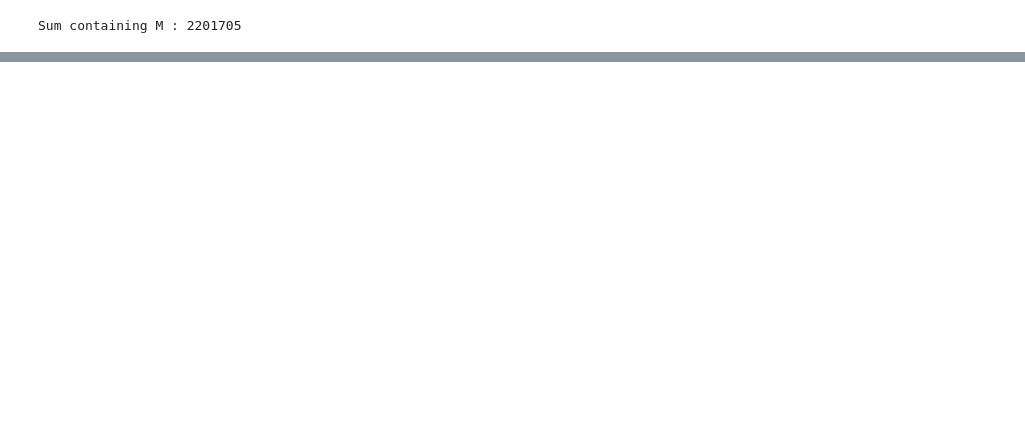
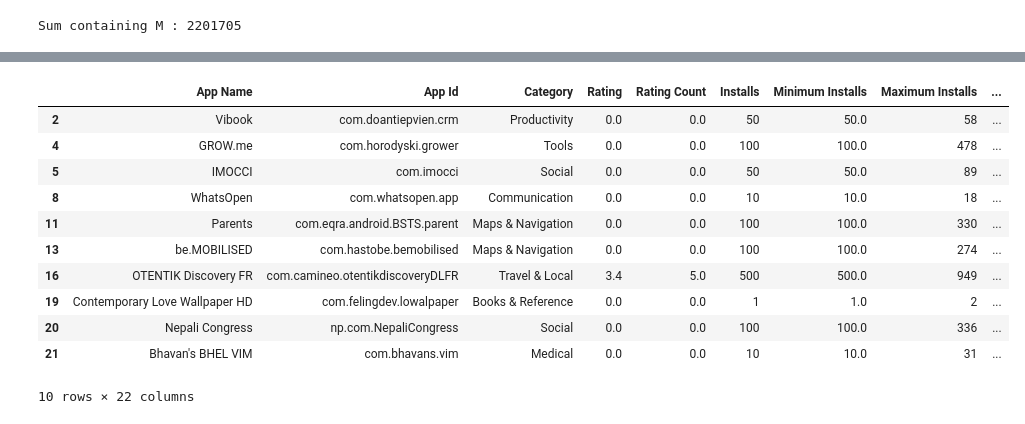
Before and after one commit to sarmadbutt-alt/new_eda, a Jupyter notebook: big_data.ipynb, the cells around one changed output, grey strips where cells are left out. Cells and saved outputs as stored; diff of their text form; code cells hidden in the pictures; blank space fills up the shorter version.

```diff
--- a/big_data.ipynb
+++ b/big_data.ipynb
@@ -211,0 +433,4 @@ df.describe()
+# %%
+df['Installs']=df['Installs'].apply(lambda x: x.replace(',','')if',' in str(x) else x)
+# %%
+df['Installs']= df['Installs'].apply(lambda x: int(x))
@@ -211,0 +459,4 @@ df.describe()
+# %%
+bins=[-1,0, 10, 1000, 10000, 100000, 1000000, 10000000, 10000000000]
+labels=['no','Very low','low','Moderate','More than Moderate','High','Very High','Top Notch']
+df['Installs_Category'] = pd.cut(df['Installs'],bins=bins,labels=labels)
@@ -211,0 +499,8 @@ df.describe()
+# %%
+# Step 1: group-wise fill
+df['Rating'] = df.groupby('Installs_Category')['Rating'].transform(
+    lambda x: x.fillna(x.mean())
+)
+
+# Step 2: remaining nulls → overall mean
+df['Rating'].fillna(df['Rating'].mean(), inplace=True)
@@ -211,0 +534,15 @@ df.describe()
+# %%
+df[df['Rating Count'].duplicated()].head(10)
+# %% [output]
+|  | App Name | App Id | Category | Rating | Rating Count | Installs | Minimum Installs | Maximum Installs | ... |
+| 2 | Vibook | com.doantiepvien.crm | Productivity | 0.0 | 0.0 | 50 | 50.0 | 58 | ... |
+| 4 | GROW.me | com.horodyski.grower | Tools | 0.0 | 0.0 | 100 | 100.0 | 478 | ... |
+| 5 | IMOCCI | com.imocci | Social | 0.0 | 0.0 | 50 | 50.0 | 89 | ... |
+| 8 | WhatsOpen | com.whatsopen.app | Communication | 0.0 | 0.0 | 10 | 10.0 | 18 | ... |
+| 11 | Parents | com.eqra.android.BSTS.parent | Maps & Navigation | 0.0 | 0.0 | 100 | 100.0 | 330 | ... |
+| 13 | be.MOBILISED | com.hastobe.bemobilised | Maps & Navigation | 0.0 | 0.0 | 100 | 100.0 | 274 | ... |
+| 16 | OTENTIK Discovery FR | com.camineo.otentikdiscoveryDLFR | Travel & Local | 3.4 | 5.0 | 500 | 500.0 | 949 | ... |
+| 19 | Contemporary Love Wallpaper HD | com.felingdev.lowalpaper | Books & Reference | 0.0 | 0.0 | 1 | 1.0 | 2 | ... |
+| 20 | Nepali Congress | np.com.NepaliCongress | Social | 0.0 | 0.0 | 100 | 100.0 | 336 | ... |
+| 21 | Bhavan's BHEL VIM | com.bhavans.vim | Medical | 0.0 | 0.0 | 10 | 10.0 | 31 | ... |
+10 rows × 22 columns
```
Also changed, not shown: parts of 52 cells of this notebook.
